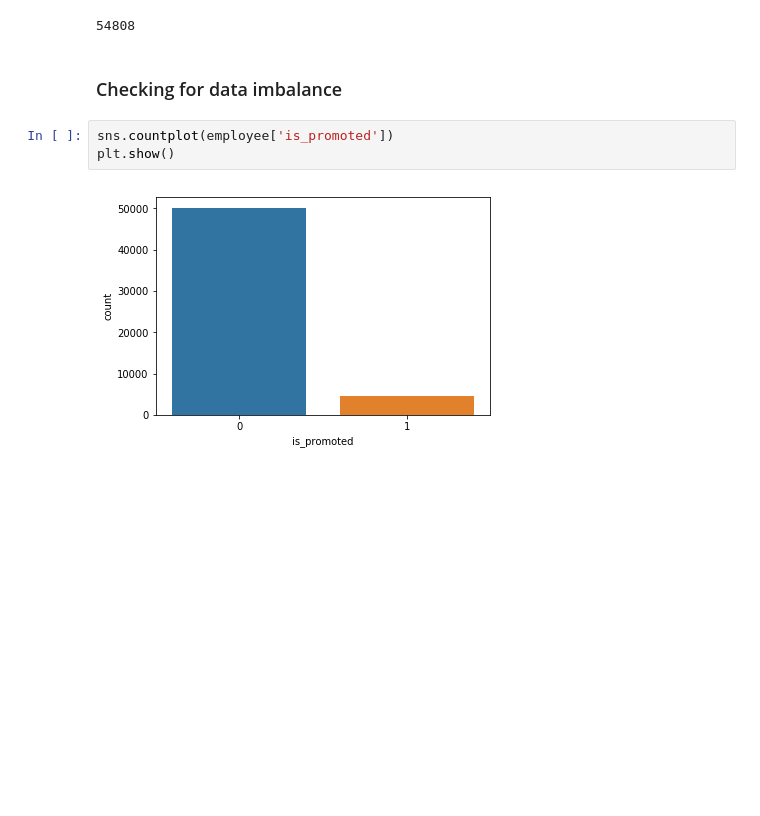
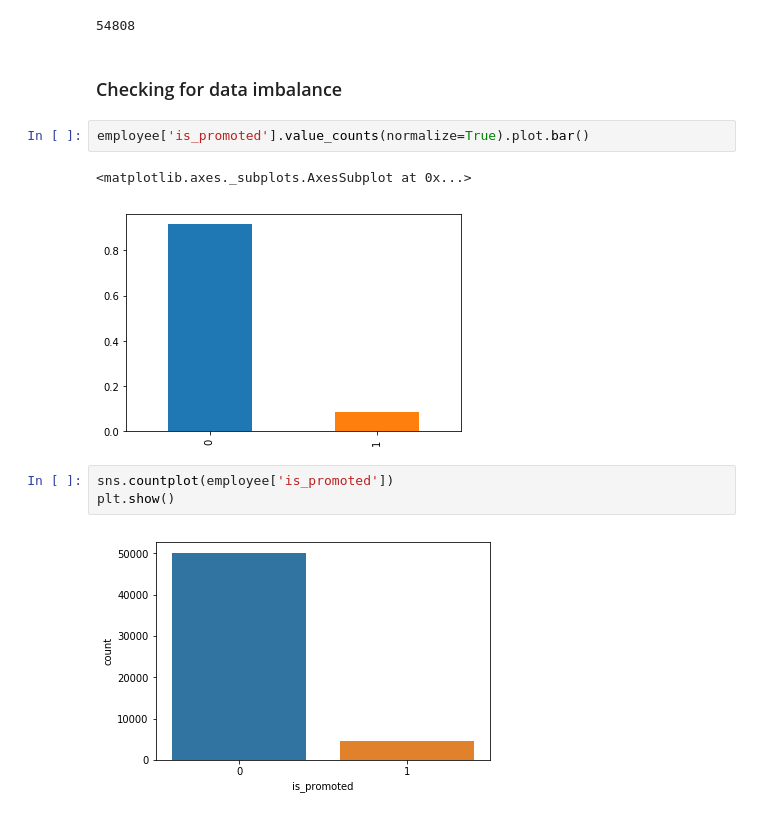
Before and after one commit to capstoneprojectgroup5gl/employee_project, a Jupyter notebook: Project5 - Employee performance prediction.ipynb, the cells around one changed output. Cells and saved outputs as stored; diff of their text form; blank space fills up the shorter version.

```diff
--- a/Project5 - Employee performance prediction.ipynb
+++ b/Project5 - Employee performance prediction.ipynb
@@ -179,6 +179,11 @@ len(employee.employee_id.unique())
 54808
 # %% [markdown]
 ### Checking for data imbalance
+# %%
+employee['is_promoted'].value_counts(normalize=True).plot.bar()
+# %% [output]
+<matplotlib.axes._subplots.AxesSubplot at 0x...>
+[figure, added]
 # %%
 sns.countplot(employee['is_promoted'])
 plt.show()
```
Also changed, not shown: parts of 18 cells of this notebook.
